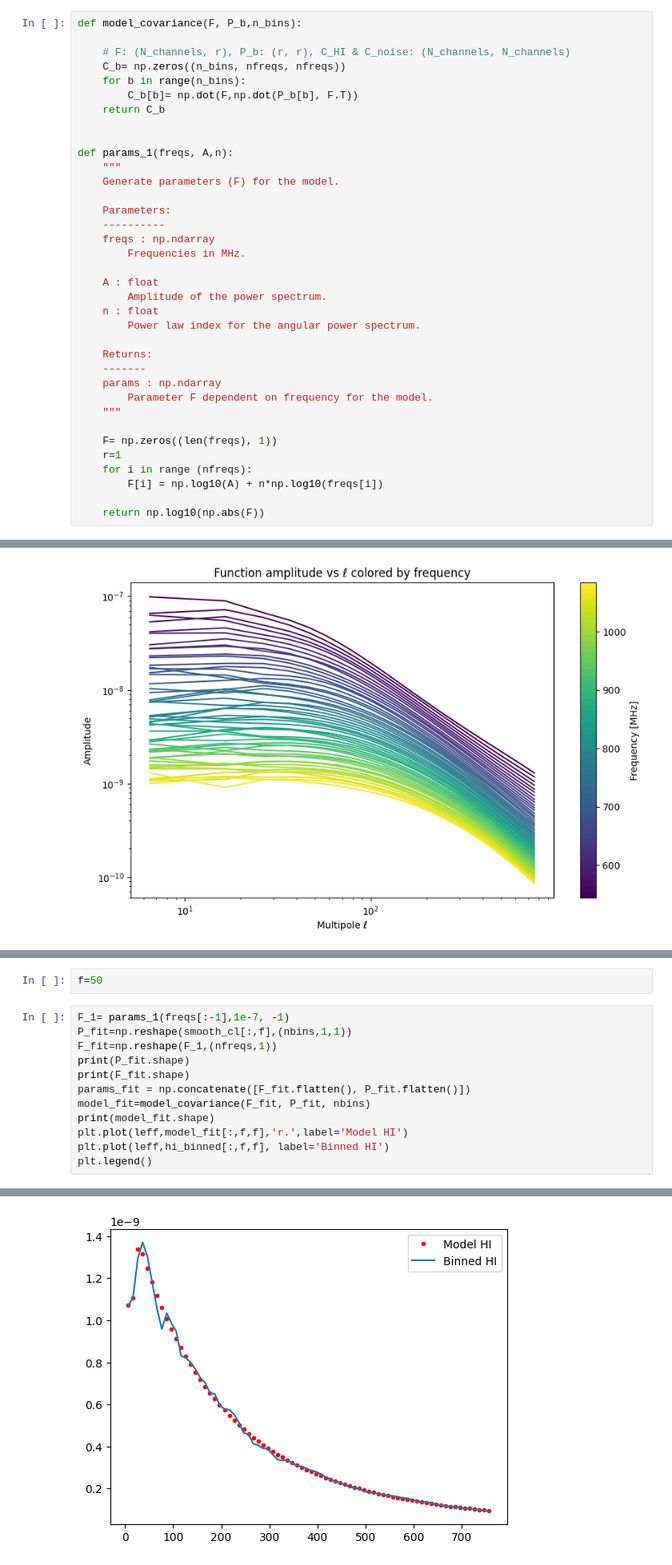
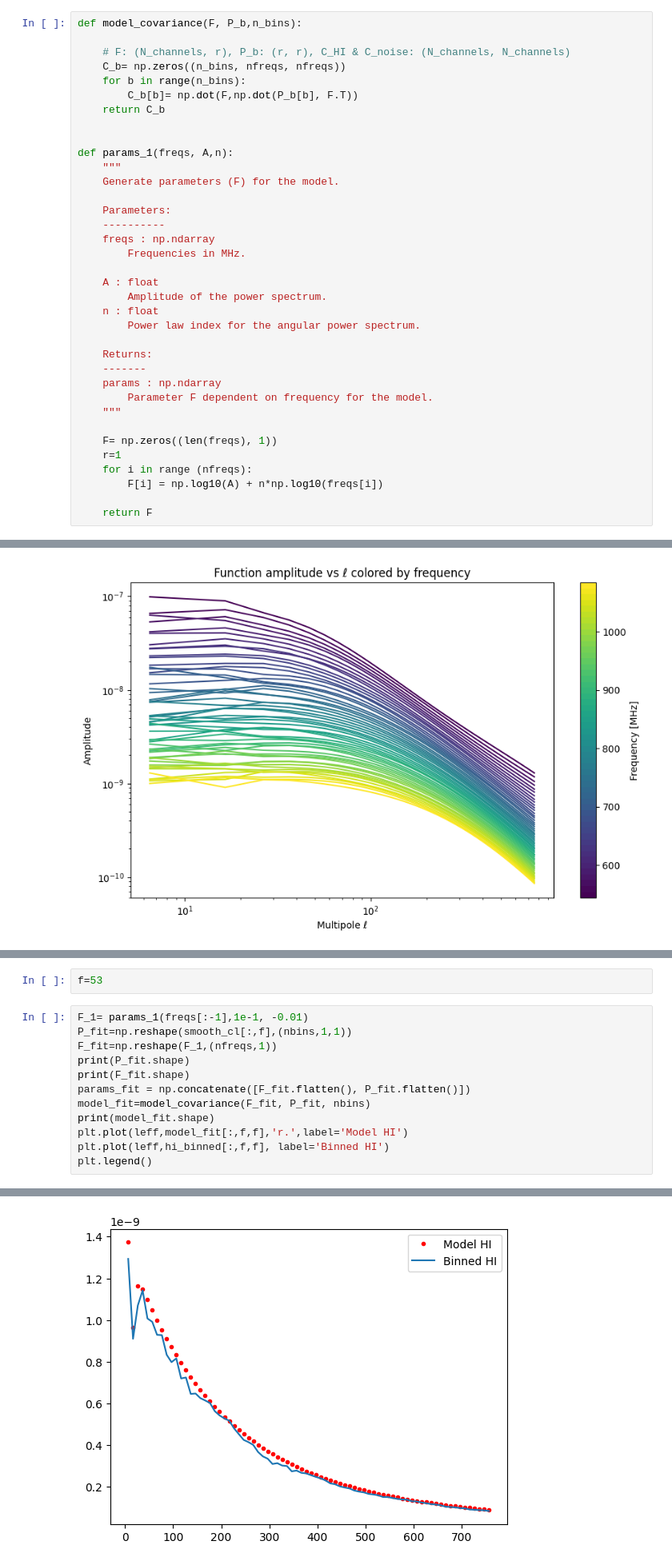
Before and after one commit to urwa99/MASS_Thesis, a Jupyter notebook: HI/parametric_model.ipynb, the cells around one changed output, grey strips where cells are left out. Shown at 80% size. Drawn from its saved outputs; the diff is of its cells as text.

```diff
--- a/HI/parametric_model.ipynb
+++ b/HI/parametric_model.ipynb
@@ -120,7 +120,7 @@ def params_1(freqs, A,n):
     for i in range (nfreqs):
         F[i] = np.log10(A) + n*np.log10(freqs[i])
 
-    return np.log10(np.abs(F))
+    return F
 # %%
 def log_poly_model(ell, *coeffs):
     log_ell = np.log10(ell)
@@ -200,25 +204,25 @@ plt.loglog()
 []
 [figure]
 # %%
-f=50
+f=53
 # %%
-F_1= params_1(freqs[:-1],1e-7, -1)
+F_1= params_1(freqs[:-1],1e-1, -0.01)
 P_fit=np.reshape(smooth_cl[:,f],(nbins,1,1))
 F_fit=np.reshape(F_1,(nfreqs,1))
 print(P_fit.shape)
 print(F_fit.shape)
 params_fit = np.concatenate([F_fit.flatten(), P_fit.flatten()])
 model_fit=model_covariance(F_fit, P_fit, nbins)
 print(model_fit.shape)
 plt.plot(leff,model_fit[:,f,f],'r.',label='Model HI')
 plt.plot(leff,hi_binned[:,f,f], label='Binned HI')
 plt.legend()
 # %% [output]
 (76, 1, 1)
 (54, 1)
 (76, 54, 54)
 <matplotlib.legend.Legend at 0x...>
-[figure, old version]
+[figure, new version]
 # %%
 # Check recovery
 F_re = params_fit[:nfreqs * 1].reshape((nfreqs, 1))
```
Also changed, not shown: parts of 3 cells of this notebook.
